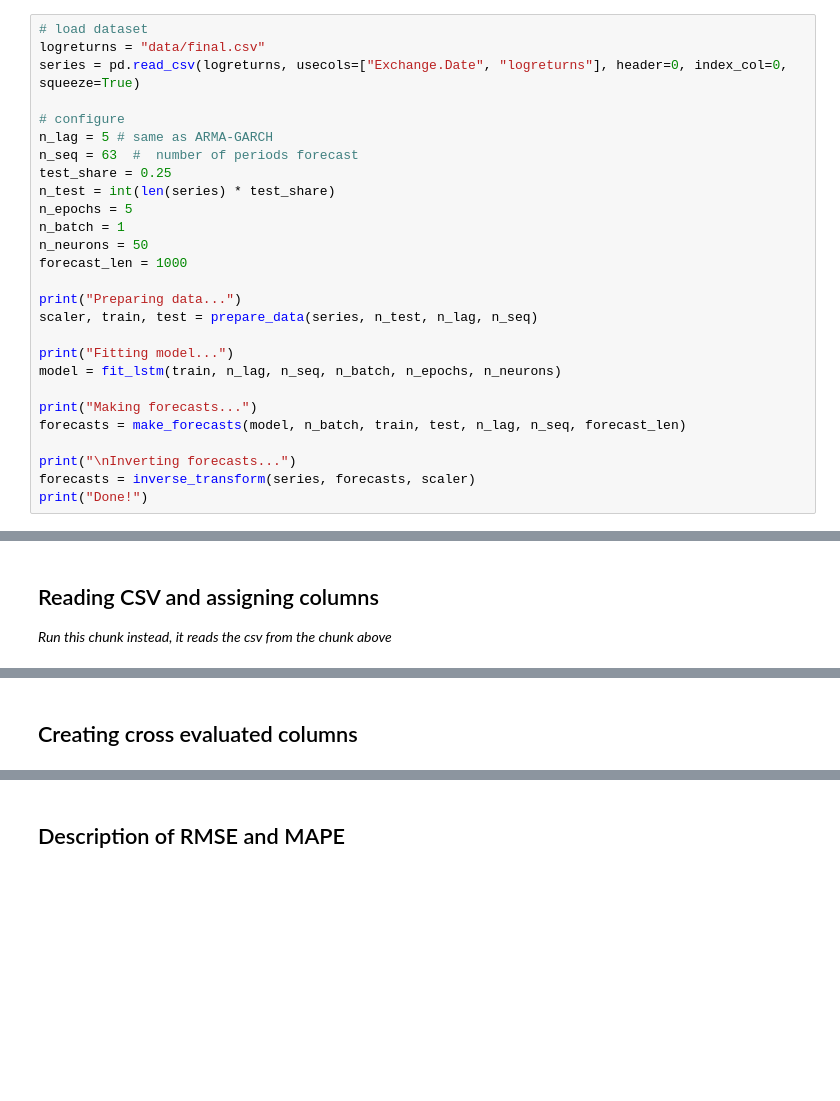
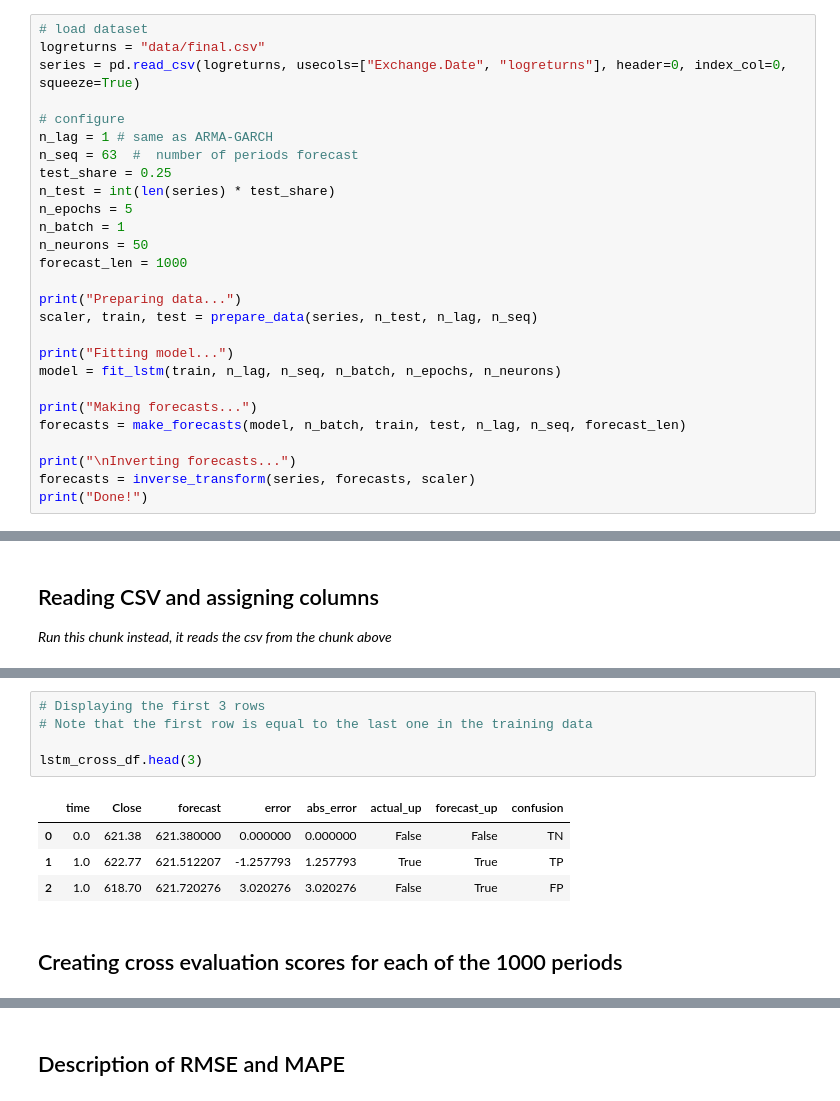
Before and after one commit to ulrikson/statistics-thesis, a Jupyter notebook: lstm2.ipynb, the cells around one changed output, grey strips where cells are left out. Cells and saved outputs as stored; diff of their text form; blank space fills up the shorter version.

```diff
--- a/lstm2.ipynb
+++ b/lstm2.ipynb
@@ -138,7 +143,7 @@ logreturns = "data/final.csv"
 series = pd.read_csv(logreturns, usecols=["Exchange.Date", "logreturns"], header=0, index_col=0, squeeze=True)
 
 # configure
-n_lag = 5 # same as ARMA-GARCH
+n_lag = 1 # same as ARMA-GARCH
 n_seq = 63  #  number of periods forecast
 test_share = 0.25
 n_test = int(len(series) * test_share)
@@ -389,2 +314,12 @@ lstm_cross_df.head(5)
-# %% [markdown]
-## Creating cross evaluated columns
+# %%
+# Displaying the first 3 rows
+# Note that the first row is equal to the last one in the training data
+
+lstm_cross_df.head(3)
+# %% [output]
+|  | time | Close | forecast | error | abs_error | actual_up | forecast_up | confusion |
+| 0 | 0.0 | 621.38 | 621.380000 | 0.000000 | 0.000000 | False | False | TN |
+| 1 | 1.0 | 622.77 | 621.512207 | -1.257793 | 1.257793 | True | True | TP |
+| 2 | 1.0 | 618.70 | 621.720276 | 3.020276 | 3.020276 | False | True | FP |
+# %% [markdown]
+## Creating cross evaluation scores for each of the 1000 periods
```
Also changed, not shown: parts of 48 cells of this notebook, 2 other files.
